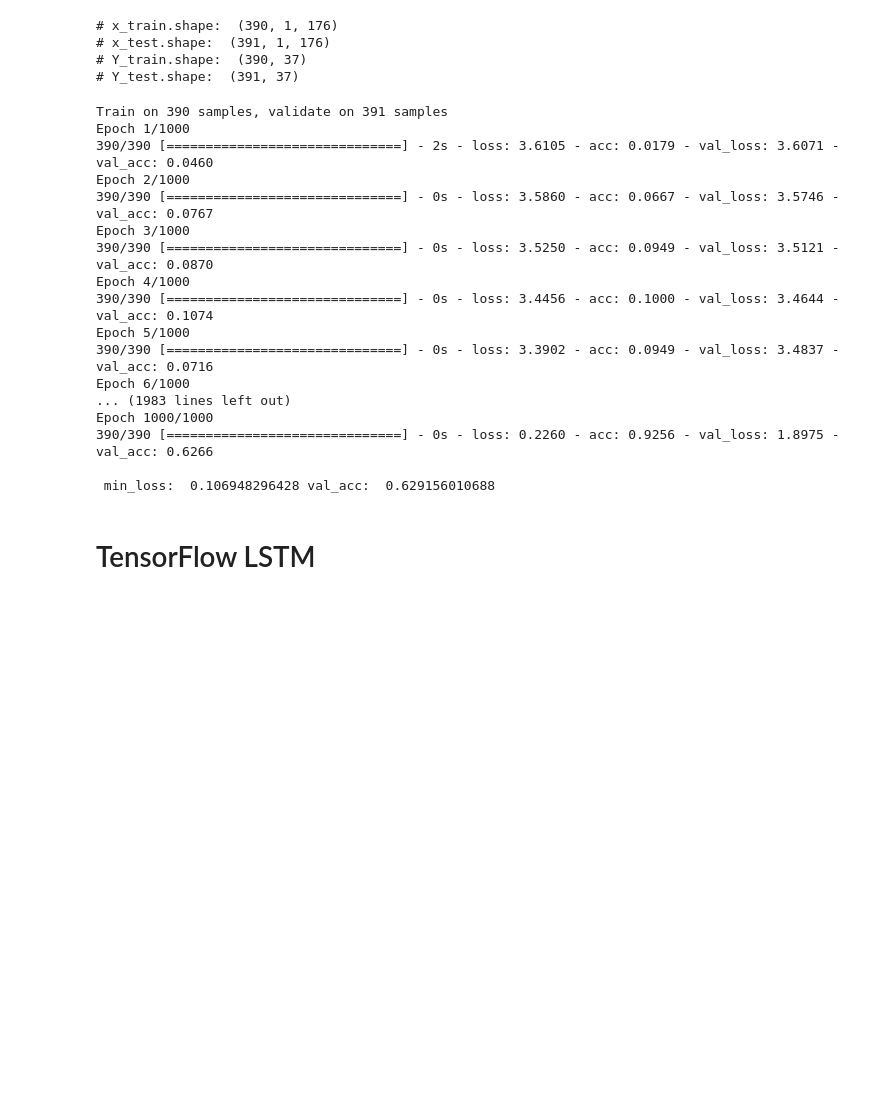
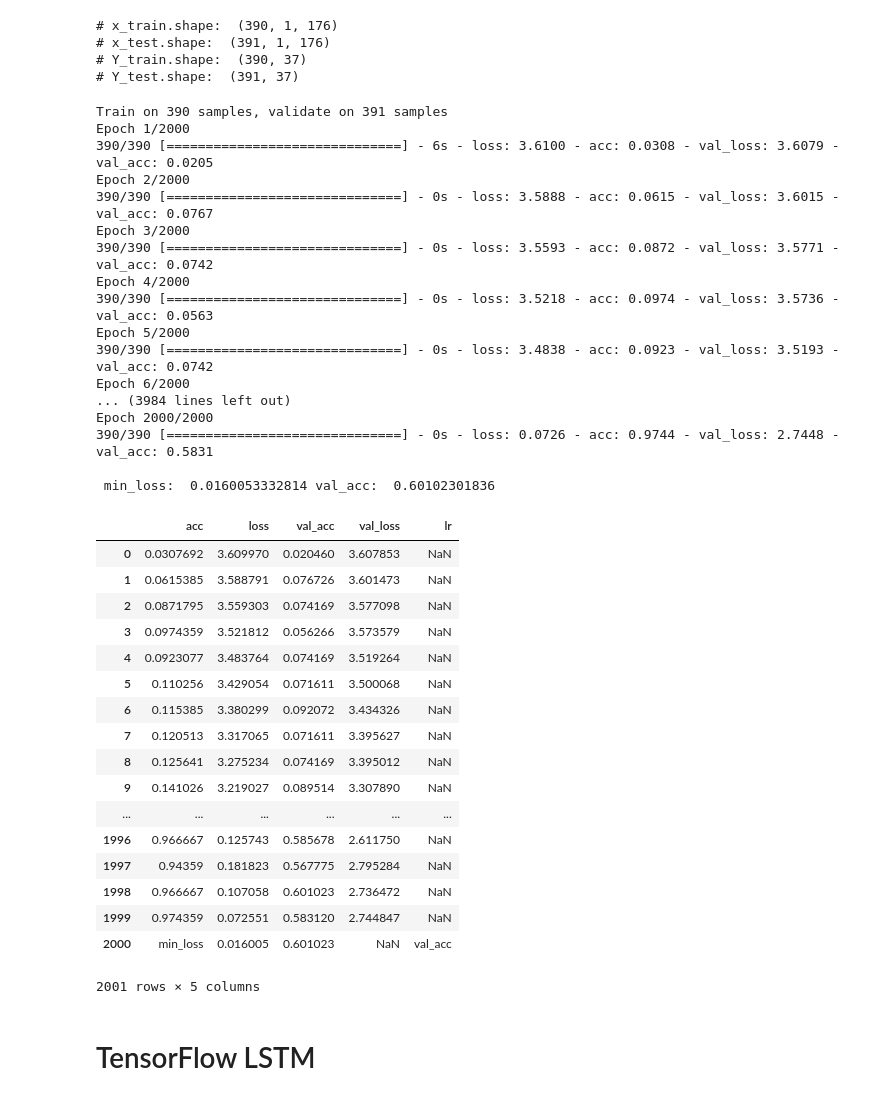
Before and after one commit to HelloWorld-9527/Time-Series-classification, a Jupyter notebook: GerHard/UCR_LSTM.ipynb, the cells around one changed output. Saved outputs shown, nothing was run; the diff lists cells and outputs as text; code cells hidden in the pictures; blank space fills up the shorter version.

```diff
--- a/GerHard/UCR_LSTM.ipynb
+++ b/GerHard/UCR_LSTM.ipynb
@@ -143,7 +126,7 @@ def readucr(filename):
     X = data[:,1:]
     return X, Y
 
-nb_epochs = 1000
+nb_epochs = 2000
 nb_feature = 0
 foder = u"E:/Jupyter File/UCR_TS_Archive_2015/"
 
@@ -223,22 +206,49 @@ log = pd.DataFrame(hist.history)
 print('\n','min_loss: ',log.loc[log['loss'].idxmin]['loss'], 'val_acc: ',log.loc[log['loss'].idxmin]['val_acc'])
 # %% [output]
 Train on 390 samples, validate on 391 samples
-Epoch 1/1000
-390/390 [==============================] - 2s - loss: 3.6105 - acc: 0.0179 - val_loss: 3.6071 - val_acc: 0.0460
-Epoch 2/1000
-390/390 [==============================] - 0s - loss: 3.5860 - acc: 0.0667 - val_loss: 3.5746 - val_acc: 0.0767
-Epoch 3/1000
-390/390 [==============================] - 0s - loss: 3.5250 - acc: 0.0949 - val_loss: 3.5121 - val_acc: 0.0870
-Epoch 4/1000
-390/390 [==============================] - 0s - loss: 3.4456 - acc: 0.1000 - val_loss: 3.4644 - val_acc: 0.1074
-Epoch 5/1000
-390/390 [==============================] - 0s - loss: 3.3902 - acc: 0.0949 - val_loss: 3.4837 - val_acc: 0.0716
-Epoch 6/1000
-... (1983 lines left out)
-Epoch 1000/1000
-390/390 [==============================] - 0s - loss: 0.2260 - acc: 0.9256 - val_loss: 1.8975 - val_acc: 0.6266
+Epoch 1/2000
+390/390 [==============================] - 6s - loss: 3.6100 - acc: 0.0308 - val_loss: 3.6079 - val_acc: 0.0205
+Epoch 2/2000
+390/390 [==============================] - 0s - loss: 3.5888 - acc: 0.0615 - val_loss: 3.6015 - val_acc: 0.0767
+Epoch 3/2000
+390/390 [==============================] - 0s - loss: 3.5593 - acc: 0.0872 - val_loss: 3.5771 - val_acc: 0.0742
+Epoch 4/2000
+390/390 [==============================] - 0s - loss: 3.5218 - acc: 0.0974 - val_loss: 3.5736 - val_acc: 0.0563
+Epoch 5/2000
+390/390 [==============================] - 0s - loss: 3.4838 - acc: 0.0923 - val_loss: 3.5193 - val_acc: 0.0742
+Epoch 6/2000
+... (3984 lines left out)
+Epoch 2000/2000
+390/390 [==============================] - 0s - loss: 0.0726 - acc: 0.9744 - val_loss: 2.7448 - val_acc: 0.5831
 
- min_loss:  0.106948296428 val_acc:  0.629156010688
+ min_loss:  0.0160053332814 val_acc:  0.60102301836
+# %%
+#result = log.append(['min_loss',log.loc[log['loss'].idxmin]['loss'] ],['val_acc',log.loc[log['loss'].idxmin]['val_acc']])
+s = pd.Series({'acc':"min_loss", 'loss':log.loc[log['loss'].idxmin]['loss'], 'lr':"val_acc",'val_acc':log.loc[log['loss'].idxmin]['val_acc']})
+# 这里 Series 必须是 dict-like 类型
+result = log.append(s, ignore_index=True)
+# 这里必须选择ignore_index=True 或者给 Series 一个index值
+result.to_csv(u'E:/Jupyter File/Jupyter notebook 2/UCR_Time_Series_Classification_Deep_Learning_Baseline-master/不同形式的网络的比较/Result_UCR_LSTM.csv')
+result
+# %% [output]
+|  | acc | loss | val_acc | val_loss | lr |
+| 0 | 0.0307692 | 3.609970 | 0.020460 | 3.607853 | NaN |
+| 1 | 0.0615385 | 3.588791 | 0.076726 | 3.601473 | NaN |
+| 2 | 0.0871795 | 3.559303 | 0.074169 | 3.577098 | NaN |
+| 3 | 0.0974359 | 3.521812 | 0.056266 | 3.573579 | NaN |
+| 4 | 0.0923077 | 3.483764 | 0.074169 | 3.519264 | NaN |
+| 5 | 0.110256 | 3.429054 | 0.071611 | 3.500068 | NaN |
+| 6 | 0.115385 | 3.380299 | 0.092072 | 3.434326 | NaN |
+| 7 | 0.120513 | 3.317065 | 0.071611 | 3.395627 | NaN |
+| 8 | 0.125641 | 3.275234 | 0.074169 | 3.395012 | NaN |
+| 9 | 0.141026 | 3.219027 | 0.089514 | 3.307890 | NaN |
+| ... | ... | ... | ... | ... | ... |
+| 1996 | 0.966667 | 0.125743 | 0.585678 | 2.611750 | NaN |
+| 1997 | 0.94359 | 0.181823 | 0.567775 | 2.795284 | NaN |
+| 1998 | 0.966667 | 0.107058 | 0.601023 | 2.736472 | NaN |
+| 1999 | 0.974359 | 0.072551 | 0.583120 | 2.744847 | NaN |
+| 2000 | min_loss | 0.016005 | 0.601023 | NaN | val_acc |
+2001 rows × 5 columns
 # %% [markdown]
 # TensorFlow LSTM
 # %%
```
Also changed, not shown: parts of 2 cells of this notebook, 3 other files.
